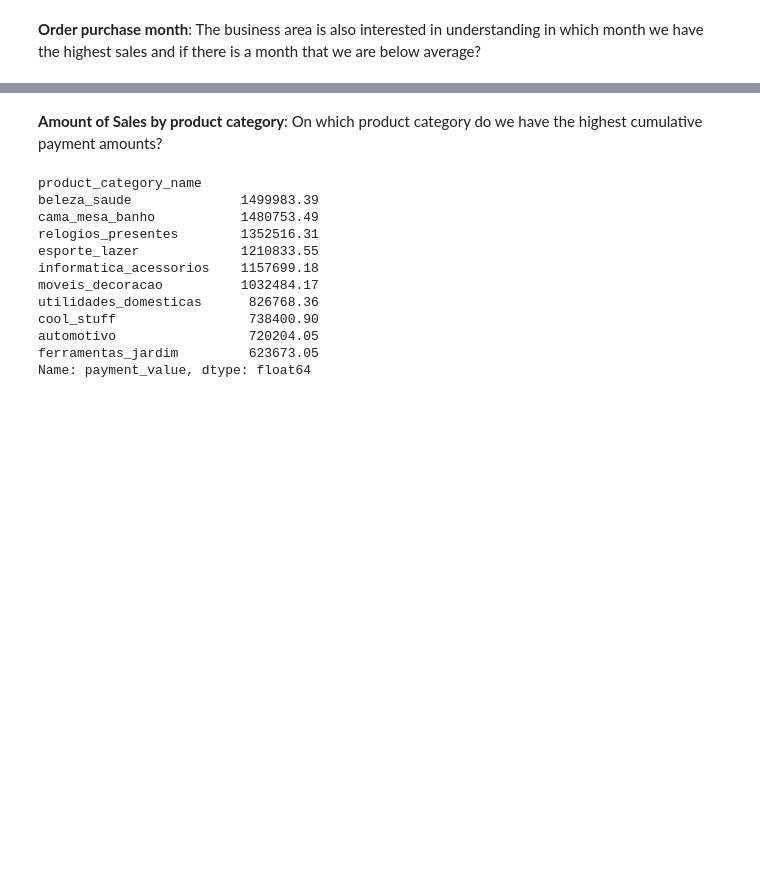
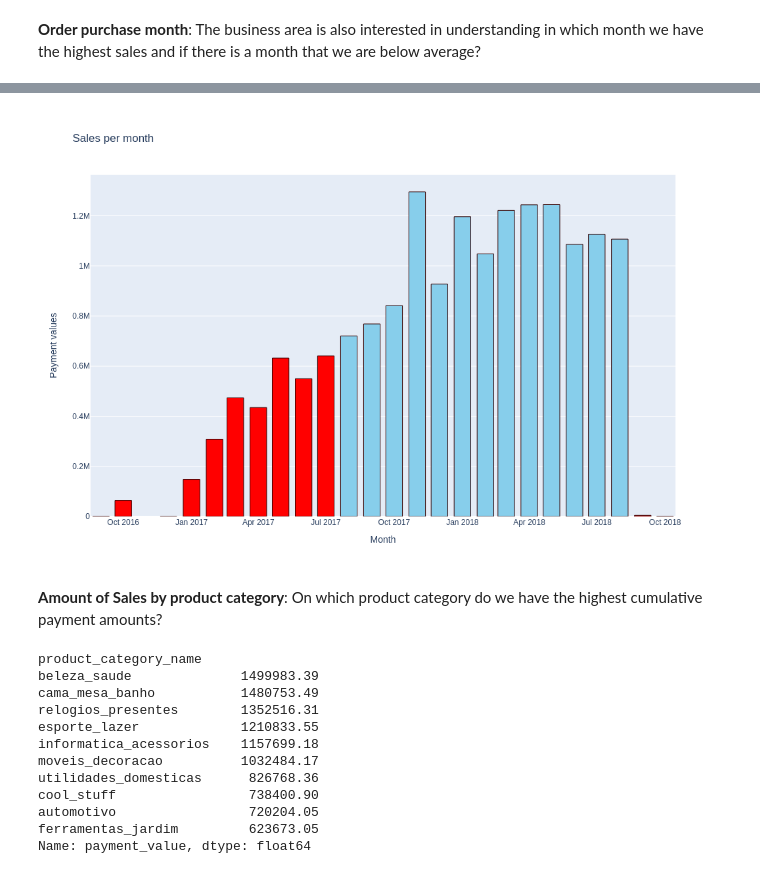
Before and after one commit to robsoncserafim/Olist_project, a Jupyter notebook: Olist_project_Bigtable_and_ML.ipynb, the cells around one changed output, grey strips where cells are left out. Drawn from its saved outputs; the diff is of its cells as text; code cells hidden in the pictures; blank space fills up the shorter version.

```diff
--- a/Olist_project_Bigtable_and_ML.ipynb
+++ b/Olist_project_Bigtable_and_ML.ipynb
@@ -325,8 +327,10 @@ df_sales_month = go.Bar (x = sales_per_month.index,
 
 layout = go.Layout (title = 'Sales per month',
                     xaxis = {'title':'Month'},
-                    yaxis = {'title':'Payment values'})
+                    yaxis = {'title':'Payment values'},
+                    width=1050,
+                   height=700)
 
 fig = go.Figure (data = df_sales_month, layout = layout)
-py.iplot(fig)
+fig.show('png')
 # %% [output]
@@ -334,3 +337,4 @@ py.iplot(fig)
+[figure, added]
 # %% [markdown]
 **Amount of Sales by product category**: On which product category do we have the highest cumulative payment amounts?
 # %%
```
Also changed, not shown: parts of 11 cells of this notebook.
